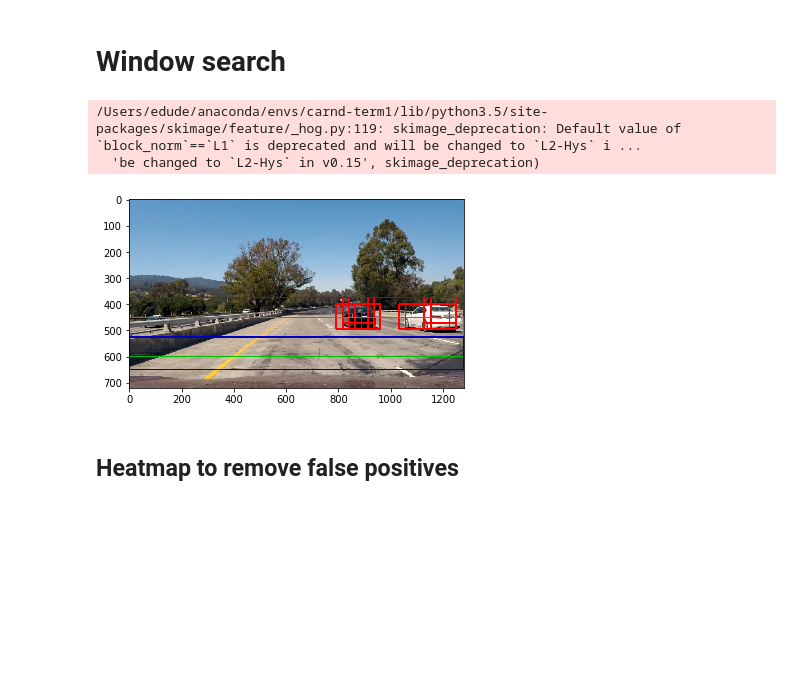
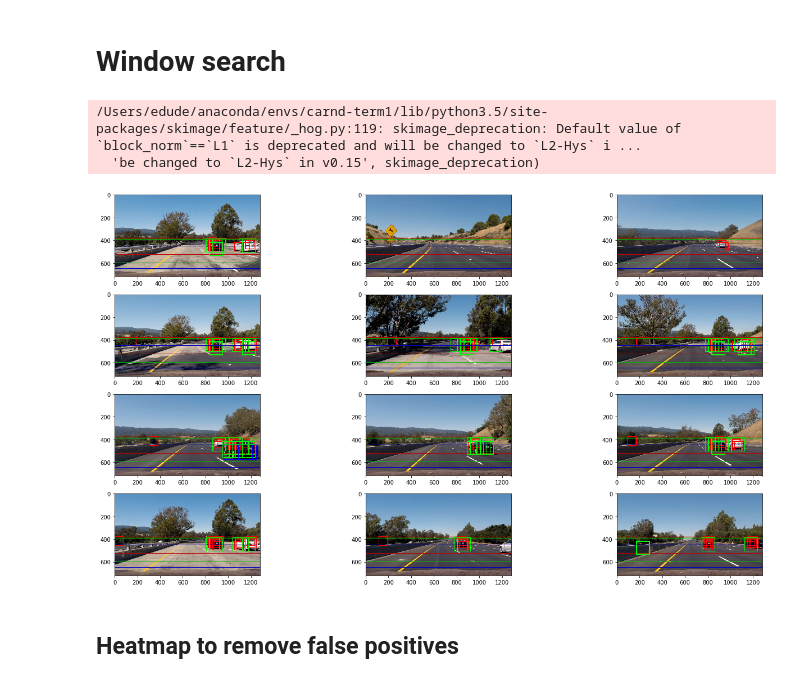
Before and after one commit to e7dud7e/carnd, a Jupyter notebook: VehicleDetection/VehicleDetection.ipynb, the cells around one changed output. Cells and saved outputs as stored; diff of their text form; code cells hidden in the pictures; blank space fills up the shorter version.

Commit message:
feature: tuned window fitting using captured images from video

```diff
--- a/VehicleDetection/VehicleDetection.ipynb
+++ b/VehicleDetection/VehicleDetection.ipynb
@@ -894,7 +896,7 @@ X_train, X_test, y_train, y_test, X_scaler = data_dict['X_train'],data_dict['X_t
 """
 Load trained SVC
 """
-path_svc = 'svc_c_0_01.p'
+path_svc = 'svc.p'
 svc = pickle.load(open(path_svc,'rb'))
 # %%
 # Define a single function that can extract features using hog sub-sampling and make predictions
@@ -920,7 +922,7 @@ def find_cars(img, color_space, ystart_l, ystop_l, scale_l, box_color_l, svc, X_
 
     draw_img = np.copy(img)
     #normalize to 0 and 1, so that it's in the same format that the classifier trained on
-    img = img.astype(np.float32)/255
+    img = img.astype(np.float32)/255 - 0.5
     bbox_list = []
     """
     Loop through all the sub-regions
@@ -1085,7 +1087,9 @@ def find_cars(img, color_space, ystart_l, ystop_l, scale_l, box_color_l, svc, X_
         bottom right corner: (x,y): (1280,ystop)
         """
         box_color_region = tuple([np.int(x*0.75) for x in box_color])
-        cv2.rectangle(draw_img,(0,ystart),(draw_img.shape[1],ystop),box_color_region,3)
+        thick=3
+        linetype=cv2.LINE_AA
+        cv2.rectangle(draw_img,(0,ystart),(draw_img.shape[1],ystop),box_color_region,thick,linetype)
     #end: for ii in range(n_regions):
 
     return draw_img, bbox_list
@@ -1097,9 +1101,9 @@ Search regions closer to bottom of image are for cars closer to the camera.
 Scale < 1 is like zooming in for far-away images.
 Scale > 1 is like zooming out, for closer images.
 """
-ystart = [375, 450, 525]
+ystart = [380, 390, 450]
 ystop = [525, 600, 650]
-scale = [1.5, 1.6, 1.7]
+scale = [1.2, 1.8, 2]
 box_color = [(255,0,0),(0,255,0),(0,0,255)]
 
 """
@@ -1108,21 +1112,44 @@ as for training, else the X_scaler won't recognize
 the features that it's supposed to standardize.
 """
 spatial_size=32
-hist_bins=32
+hist_bins=64
 orient=9
 pix_per_cell=8
 cell_per_block=2
 color_space='YCrCb'
+out_img_l = []
+for n in range(1,13):
+    n = str(n)
+    path_in = 'test_images/' + 'test' + n + '.jpg'
+    path_out = 'output_images/' + 'find_cars'+ n + '.jpg'
 
-img = read_rgb('test_images/test1.jpg')
-out_img, box_list = find_cars(img, color_space, ystart, ystop, scale, box_color, svc, X_scaler, orient, pix_per_cell, cell_per_block,
-                    (spatial_size,spatial_size), hist_bins)
+    img = read_rgb(path_in)
+    out_img, box_list = find_cars(img, color_space, ystart, ystop, scale, box_color, svc, X_scaler, orient, pix_per_cell, cell_per_block,
+                        (spatial_size,spatial_size), hist_bins)
 
-plt.imshow(out_img);
+    cv2.imwrite(path_out,cv2.cvtColor(out_img, cv2.COLOR_RGB2BGR))
+    out_img_l.append(out_img)
 # %% [output]
 /Users/edude/anaconda/envs/carnd-term1/lib/python3.5/site-packages/skimage/feature/_hog.py:119: skimage_deprecation: Default value of `block_norm`==`L1` is deprecated and will be changed to `L2-Hys` i ...
   'be changed to `L2-Hys` in v0.15', skimage_deprecation)
-[figure, removed]
+# %%
+f, ((ax1, ax2, ax3),(ax4, ax5, ax6),(ax7, ax8, ax9),(ax10, ax11, ax12))   = plt.subplots(4, 3, figsize=(20,10));
+
+ax1.imshow(out_img_l[0]);
+ax2.imshow(out_img_l[1]);
+ax3.imshow(out_img_l[2]);
+ax4.imshow(out_img_l[3]);
+ax5.imshow(out_img_l[4]);
+ax6.imshow(out_img_l[5]);
+ax7.imshow(out_img_l[6]);
+ax8.imshow(out_img_l[7]);
+ax9.imshow(out_img_l[8]);
+ax10.imshow(out_img_l[9]);
+ax11.imshow(out_img_l[10]);
+ax12.imshow(out_img_l[11]);
+f.tight_layout()
+# %% [output]
+[figure, added]
 # %% [markdown]
 ## Heatmap to remove false positives
 # %%
```
Also changed, not shown: parts of 6 cells of this notebook, 24 other files.
